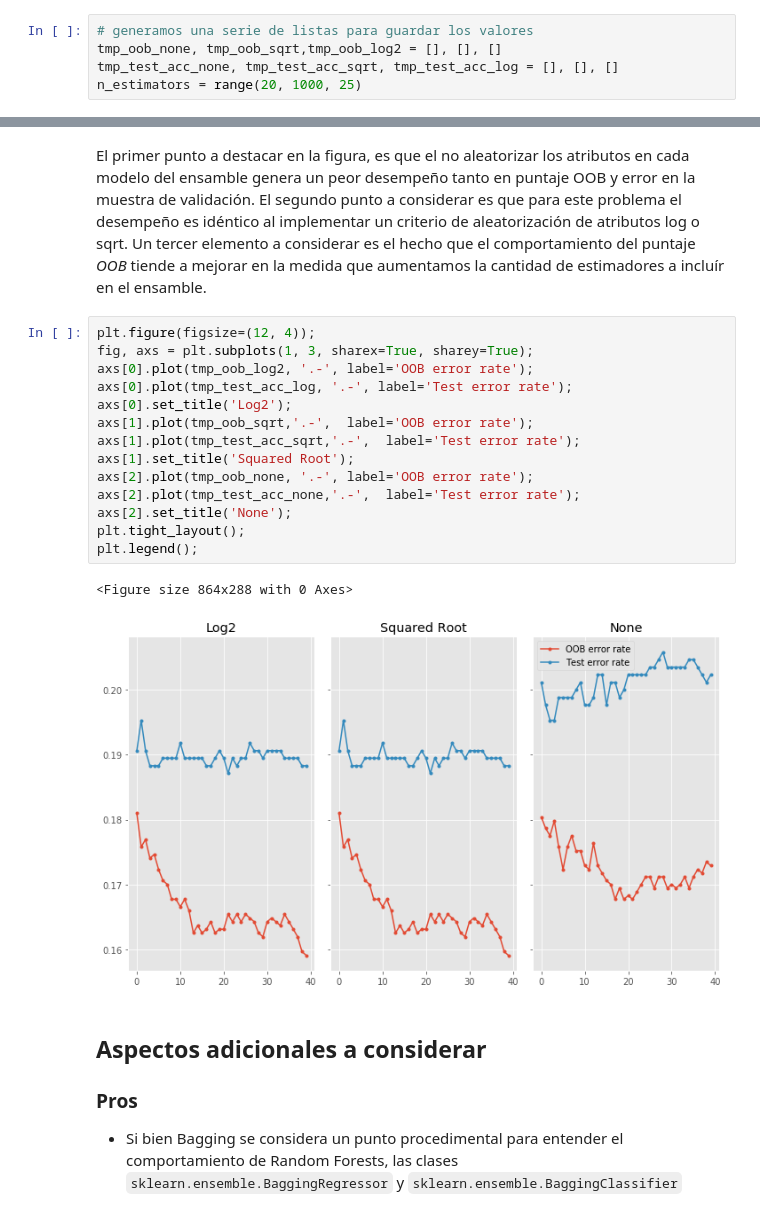
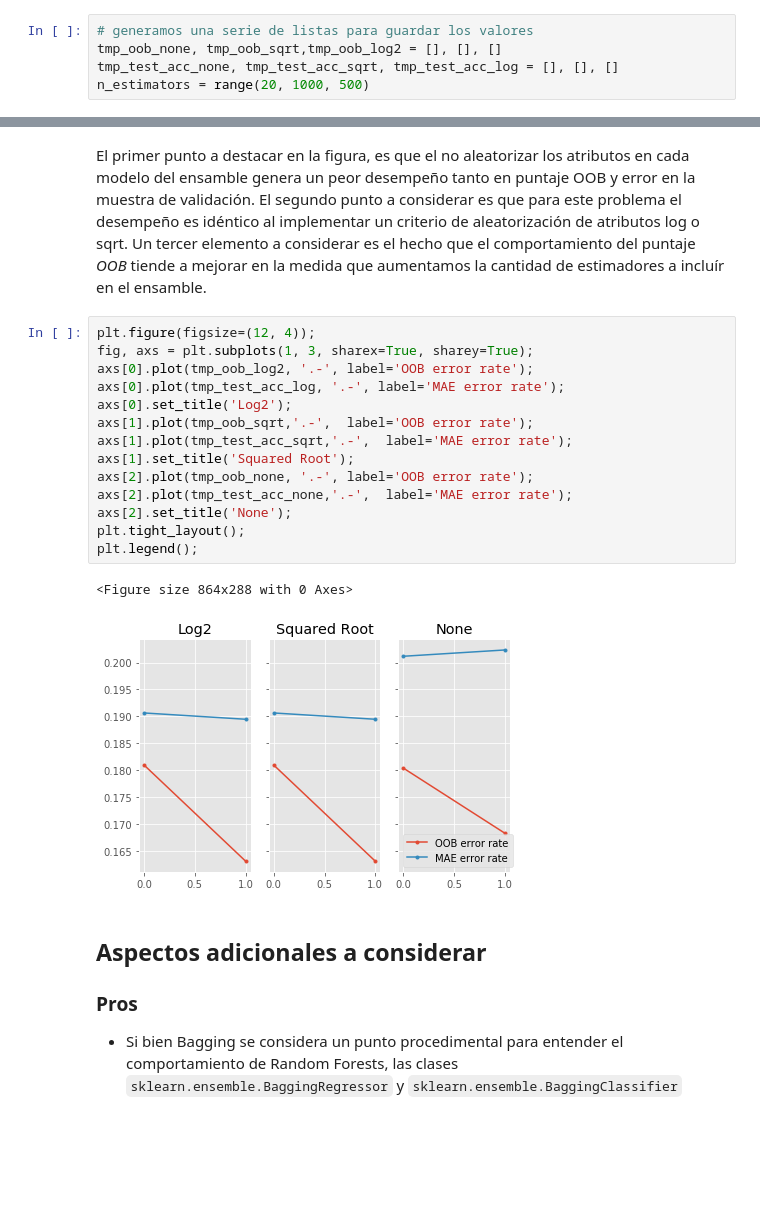
Before and after one commit to callejasv1/MachineLearningDLatam, a Jupyter notebook: lec8_ml/lec8_bagging.ipynb, the cells around one changed output, grey strips where cells are left out. Cells and saved outputs as stored; diff of their text form; blank space fills up the shorter version.

```diff
--- a/lec8_ml/lec8_bagging.ipynb
+++ b/lec8_ml/lec8_bagging.ipynb
@@ -456,7 +456,7 @@ Breiman (2001) sugiere que un buen valor por defecto para escoger la cantidad de
 # generamos una serie de listas para guardar los valores
 tmp_oob_none, tmp_oob_sqrt,tmp_oob_log2 = [], [], []
 tmp_test_acc_none, tmp_test_acc_sqrt, tmp_test_acc_log = [], [], []
-n_estimators = range(20, 1000, 25)
+n_estimators = range(20, 1000, 500)
 # %%
 # para cada rango de modelos estimados
 for i in n_estimators:
@@ -487,20 +487,20 @@ El primer punto a destacar en la figura, es que el no aleatorizar los atributos
 # %%
 plt.figure(figsize=(12, 4));
 fig, axs = plt.subplots(1, 3, sharex=True, sharey=True);
 axs[0].plot(tmp_oob_log2, '.-', label='OOB error rate');
-axs[0].plot(tmp_test_acc_log, '.-', label='Test error rate');
+axs[0].plot(tmp_test_acc_log, '.-', label='MAE error rate');
 axs[0].set_title('Log2');
 axs[1].plot(tmp_oob_sqrt,'.-',  label='OOB error rate');
-axs[1].plot(tmp_test_acc_sqrt,'.-',  label='Test error rate');
+axs[1].plot(tmp_test_acc_sqrt,'.-',  label='MAE error rate');
 axs[1].set_title('Squared Root');
 axs[2].plot(tmp_oob_none, '.-', label='OOB error rate');
-axs[2].plot(tmp_test_acc_none,'.-',  label='Test error rate');
+axs[2].plot(tmp_test_acc_none,'.-',  label='MAE error rate');
 axs[2].set_title('None');
 plt.tight_layout();
 plt.legend();
 # %% [output]
 <Figure size 864x288 with 0 Axes>
-[figure, old version]
+[figure, new version]
 # %% [markdown]
 ## Aspectos adicionales a considerar
 
```
Also changed, not shown: parts of 8 cells of this notebook, 35 other files.
